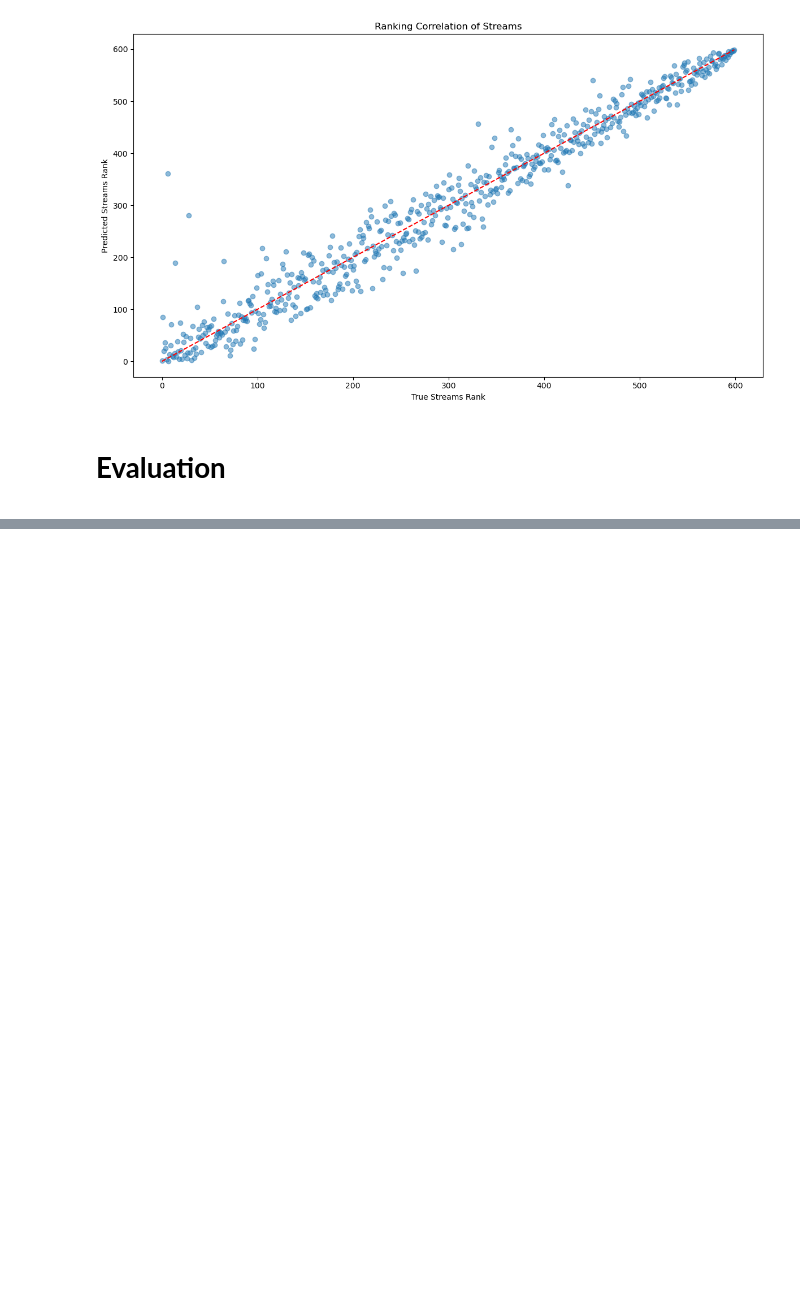
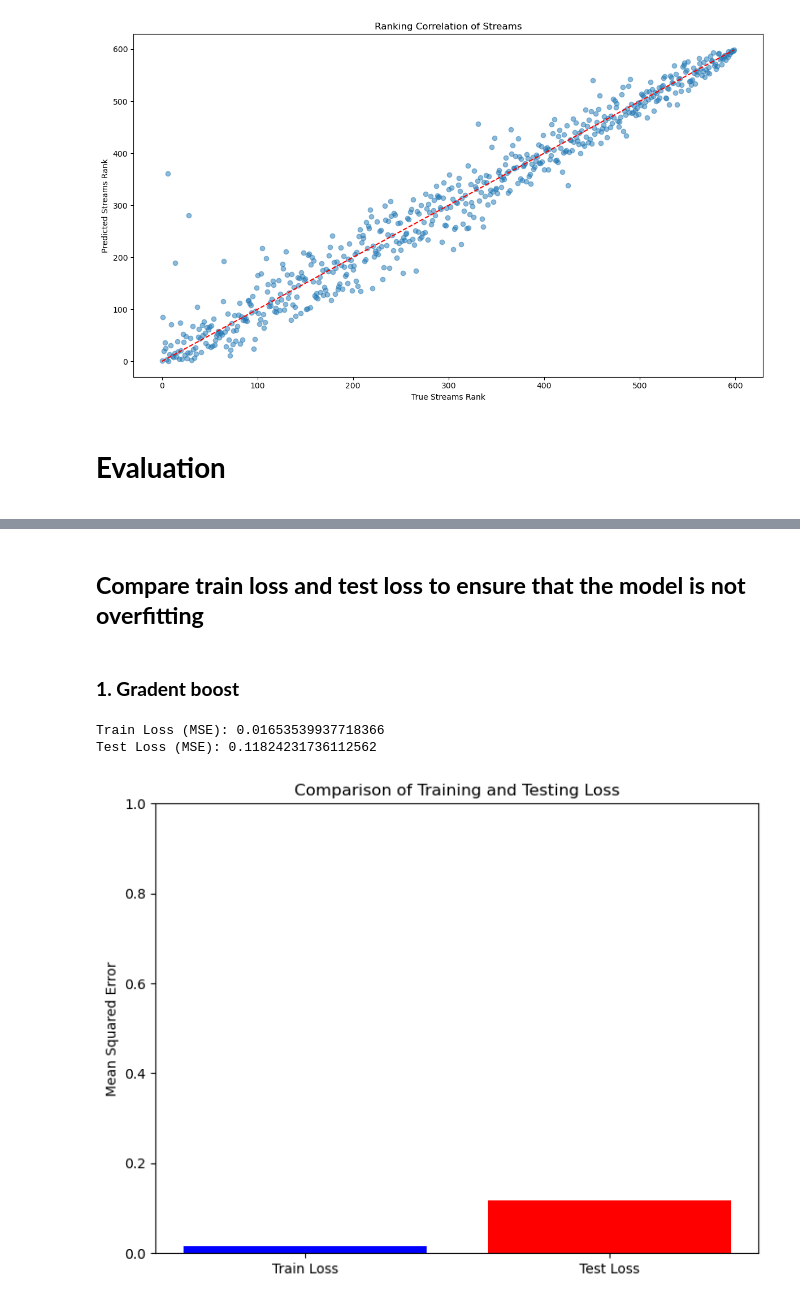
Before and after one commit to pililover/DataScience-Jobs-Market, a Jupyter notebook: SOURCECODE/Data_modeling.ipynb, the cells around one changed output, grey strips where cells are left out. Cells and saved outputs as stored; diff of their text form; code cells hidden in the pictures; blank space fills up the shorter version.

Commit message:
comparing train loss and test loss

```diff
--- a/SOURCECODE/Data_modeling.ipynb
+++ b/SOURCECODE/Data_modeling.ipynb
@@ -878,3 +878,32 @@ With our goal being to predict the number of streams for the next month, and the
    - Identify potential songs for collaboration
    - Forecast song reach
    - Plan advertising investments---
+# %% [markdown]
+## **Compare train loss and test loss to ensure that the model is not overfitting**
+# %%
+def compare_loss(train_loss, test_loss):
+    loss_values = [train_loss, test_loss]
+    loss_labels = ['Train Loss', 'Test Loss']
+
+    plt.figure(figsize=(8, 6))
+    plt.bar(loss_labels, loss_values, color=['blue', 'red'])
+    plt.ylabel('Mean Squared Error')
+    plt.title('Comparison of Training and Testing Loss')
+    plt.ylim(0, 1)  # Set y-axis limit to 1
+    plt.show()
+# %% [markdown]
+### **1. Gradent boost**
+# %%
+y_train_pred = best_gradient_boost_model.predict(X_train)
+y_test_pred = best_gradient_boost_model.predict(X_test)
+
+train_loss = mean_squared_error(y_train, y_train_pred)
+test_loss = mean_squared_error(y_test, y_test_pred)
+
+print("Train Loss (MSE):", train_loss)
+print("Test Loss (MSE):", test_loss)
+compare_loss(train_loss, test_loss)
+# %% [output]
+Train Loss (MSE): 0.01653539937718366
+Test Loss (MSE): 0.11824231736112562
+[figure, added]
```
Also changed, not shown: parts of 14 cells of this notebook.
